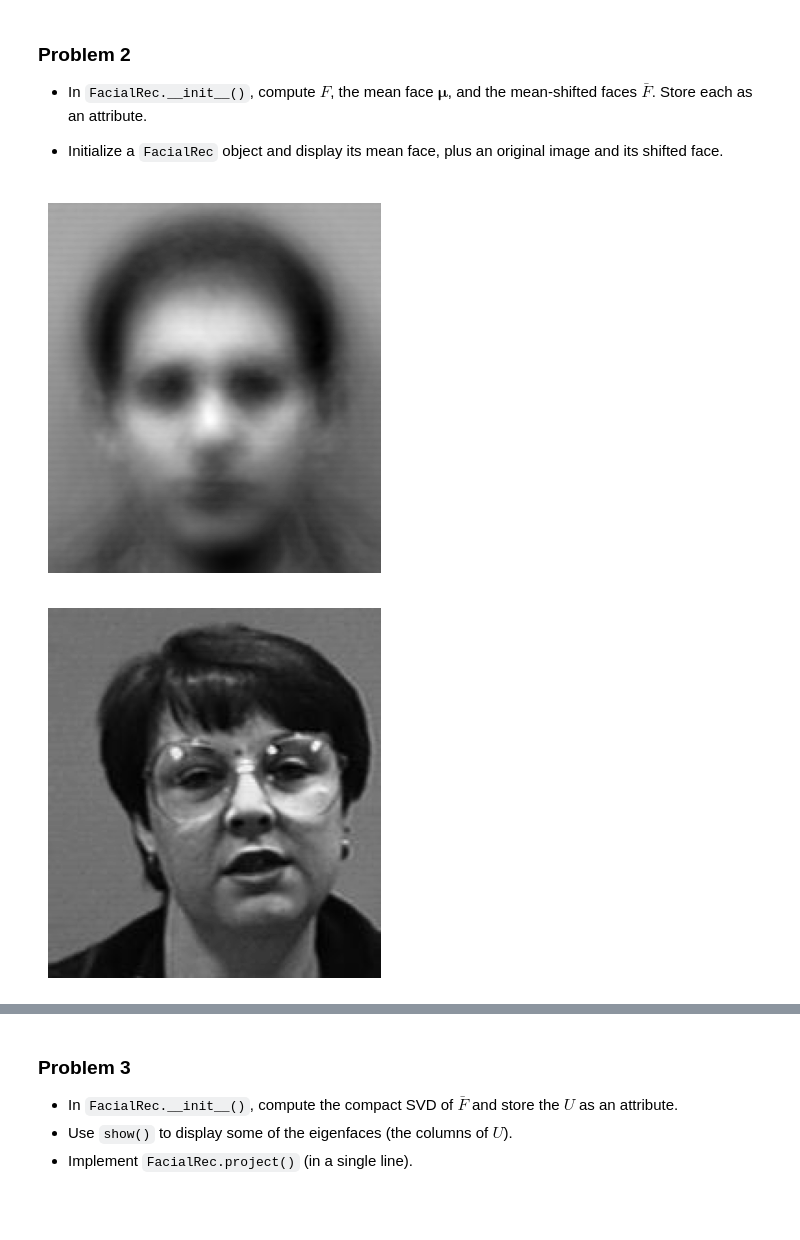
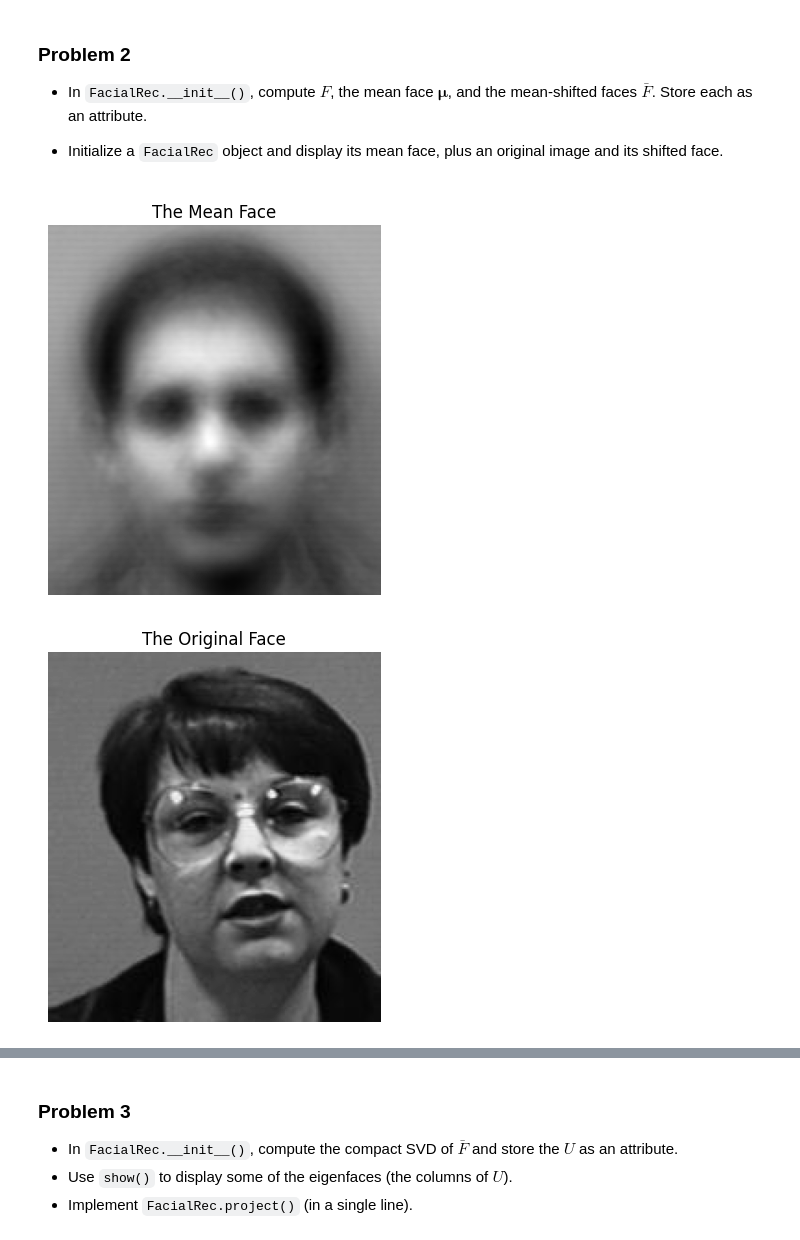
Before and after one commit to seyfdall/ACME_Volume_1, a Jupyter notebook: FacialRecognition/facial_recognition.ipynb, the cells around one changed output, grey strips where cells are left out. Saved outputs shown, nothing was run; the diff lists cells and outputs as text; code cells hidden in the pictures; blank space fills up the shorter version.

```diff
--- a/FacialRecognition/facial_recognition.ipynb
+++ b/FacialRecognition/facial_recognition.ipynb
@@ -134,8 +135,8 @@ class FacialRec(object):
                    the input face image 'g'.
         """
         g_hat = self.project(g - self.mu, s)
-        F_hat = self.project(self.F, s)
-        norm = la.norm(F_hat.T - g_hat, axis=1)
+        F_hat = self.project(self.F_bar, s)
+        norm = la.norm(F_hat - np.vstack(g_hat), axis=0)
         min = np.argmin(norm)
         return min
 
@@ -151,8 +152,18 @@ class FacialRec(object):
             n (int): The original number of columns in the image.
         """
         index = self.find_nearest(image, s)
-        show(np.reshape(image, (m, n)))
-        show(self.F[:, index])
+        # Create subplots
+        plt.subplot(121)
+        plt.title("Actual Image")
+        img_actual = image.reshape((m, n))
+        plt.imshow(img_actual, cmap="gray")
+        plt.axis("off")
+        plt.subplot(122)
+        plt.title("Closest Match")
+        img_closest = self.F[:, index].reshape((m, n))
+        plt.imshow(img_closest, cmap="gray")
+        plt.axis("off")
+        plt.show()
 # %% [markdown]
 ### Problem 2
 
@@ -163,11 +174,14 @@ Store each as an attribute.
 # %%
 rec = FacialRec()
 # Show the mean face
+plt.title("The Mean Face")
 show(rec.mu)
 # Show the original face
+plt.title("The Original Face")
 show(rec.F[:,0])
 # Show the original mean shifted face
+plt.title("The Original Mean Shifted Face")
 show(rec.F_bar[:,0])
 # %% [output]
-[figure, old version]
+[figure, new version]
-[figure, old version]
+[figure, new version]
```
Also changed, not shown: parts of 5 cells of this notebook.
